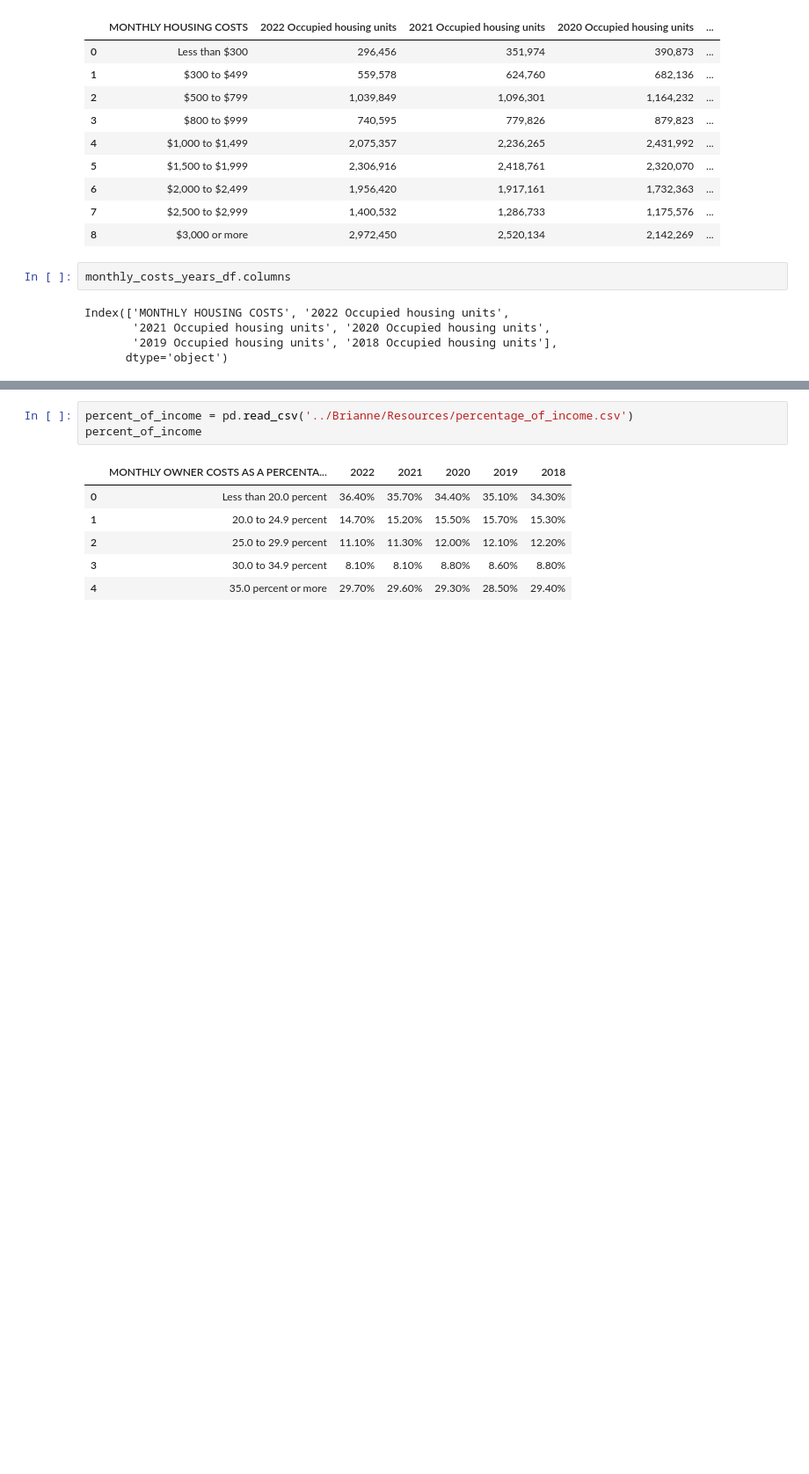
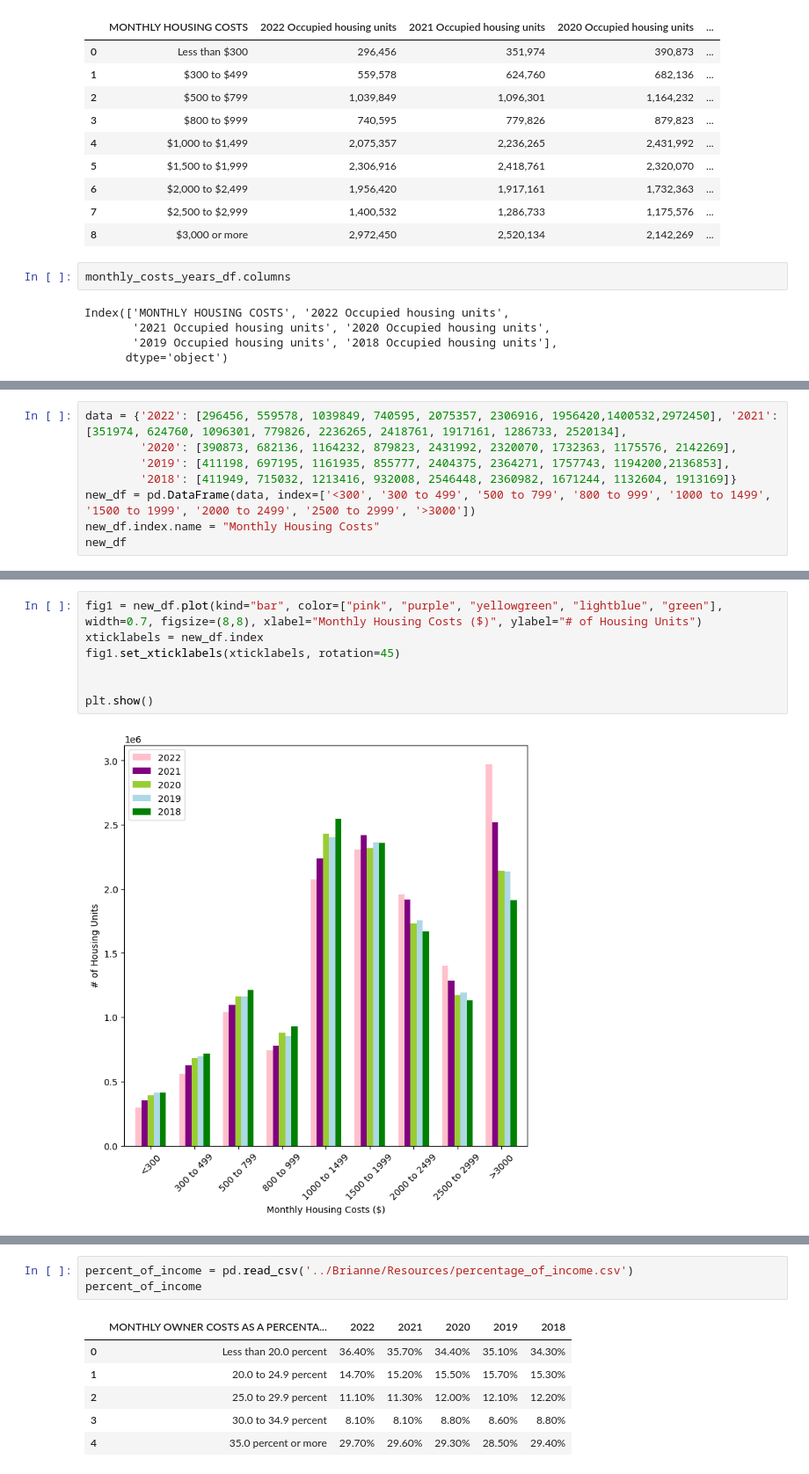
Before and after one commit to Xelven001/project_1_grp_2, a Jupyter notebook: Brianne/analysis_cleanup.ipynb, the cells around one changed output, grey strips where cells are left out. Shown at 88% size. Saved outputs shown, nothing was run; the diff lists cells and outputs as text; blank space fills up the shorter version.

```diff
--- a/Brianne/analysis_cleanup.ipynb
+++ b/Brianne/analysis_cleanup.ipynb
@@ -139,3 +139,11 @@ monthly_costs_years_df.set_index('MONTHLY HOUSING COSTS')
 | $2,000 to $2,499 | 1,956,420 | 1,917,161 | 1,732,363 | 1,757,743 | ... |
 | $2,500 to $2,999 | 1,400,532 | 1,286,733 | 1,175,576 | 1,194,200 | ... |
 | $3,000 or more | 2,972,450 | 2,520,134 | 2,142,269 | 2,136,856 | ... |
+# %%
+data = {'2022': [296456, 559578, 1039849, 740595, 2075357, 2306916, 1956420,1400532,2972450], '2021': [351974, 624760, 1096301, 779826, 2236265, 2418761, 1917161, 1286733, 2520134],
+        '2020': [390873, 682136, 1164232, 879823, 2431992, 2320070, 1732363, 1175576, 2142269],
+        '2019': [411198, 697195, 1161935, 855777, 2404375, 2364271, 1757743, 1194200,2136853],
+        '2018': [411949, 715032, 1213416, 932008, 2546448, 2360982, 1671244, 1132604, 1913169]}
+new_df = pd.DataFrame(data, index=['<300', '300 to 499', '500 to 799', '800 to 999', '1000 to 1499', '1500 to 1999', '2000 to 2499', '2500 to 2999', '>3000'])
+new_df.index.name = "Monthly Housing Costs"
+new_df
@@ -141,0 +162,9 @@ monthly_costs_years_df.set_index('MONTHLY HOUSING COSTS')
+# %%
+fig1 = new_df.plot(kind="bar", color=["pink", "purple", "yellowgreen", "lightblue", "green"], width=0.7, figsize=(8,8), xlabel="Monthly Housing Costs ($)", ylabel="# of Housing Units")
+xticklabels = new_df.index
+fig1.set_xticklabels(xticklabels, rotation=45)
+
+
+plt.show()
+# %% [output]
+[figure, added]
```
Also changed, not shown: parts of 12 cells of this notebook.
